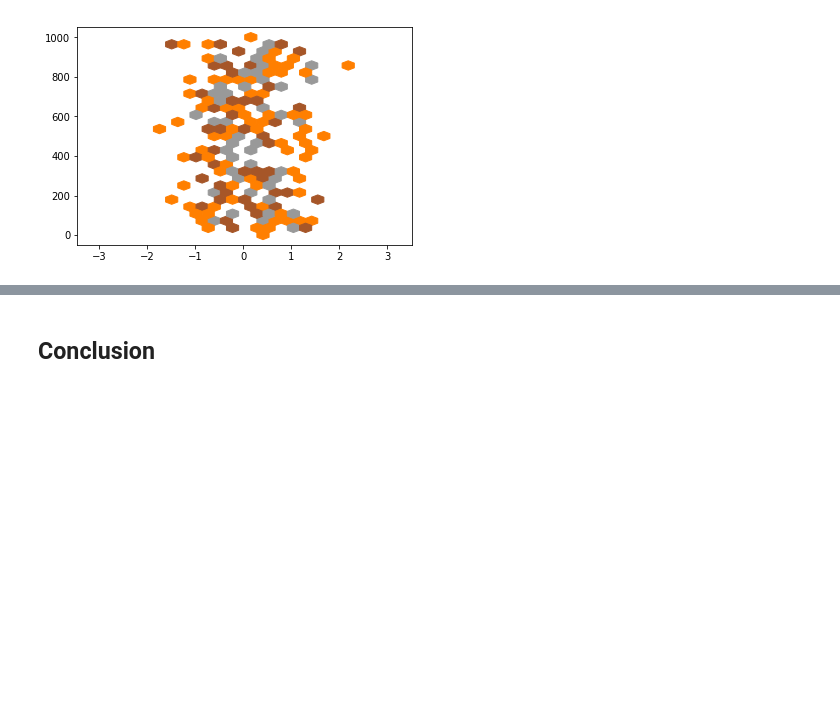
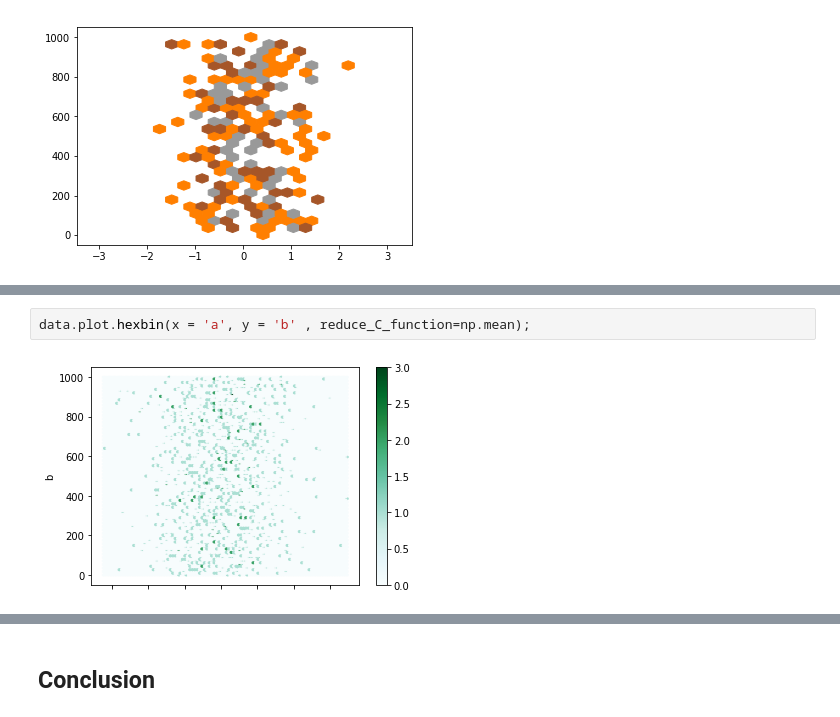
Before and after one commit to sharathchandu0007/data-science-notes, a Jupyter notebook: Hexabin plot.ipynb, the cells around one changed output, grey strips where cells are left out. Drawn from its saved outputs; the diff is of its cells as text; blank space fills up the shorter version.

```diff
--- a/Hexabin plot.ipynb
+++ b/Hexabin plot.ipynb
@@ -197,0 +215,4 @@ plt.hexbin(x=data['a'],y=data['b'], gridsize=25,xscale='log2',yscale='log2', min
+# %%
+data.plot.hexbin(x = 'a', y = 'b' , reduce_C_function=np.mean);
+# %% [output]
+[figure, added]
```
Also changed, not shown: parts of 6 cells of this notebook, 7 other files.
